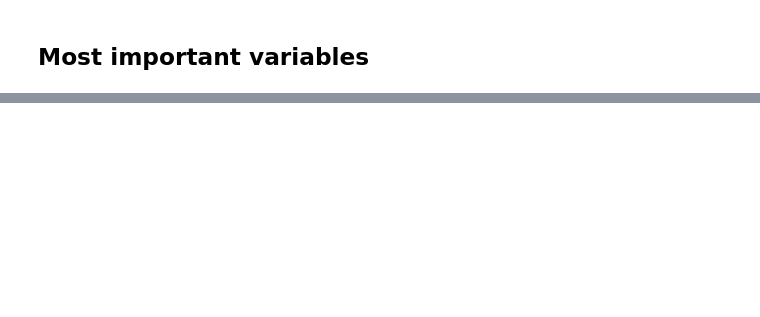
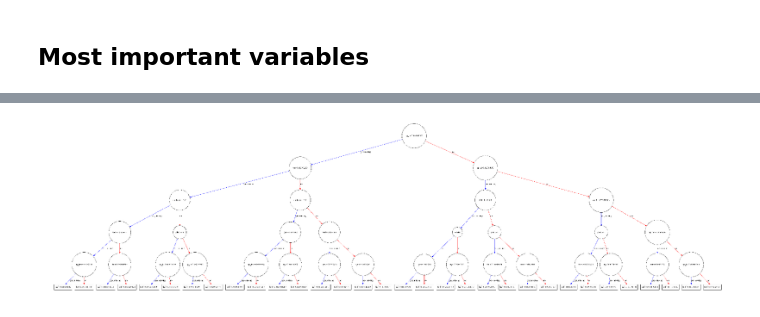
Before and after one commit to LJ171/CardioDiseaseClassification, a Jupyter notebook: 02_data_mining/xgboost.ipynb, the cells around one changed output, grey strips where cells are left out. Drawn from its saved outputs; the diff is of its cells as text; code cells hidden in the pictures; blank space fills up the shorter version.

```diff
--- a/02_data_mining/xgboost.ipynb
+++ b/02_data_mining/xgboost.ipynb
@@ -107,0 +114,11 @@ xgb.plot_importance(model)
+# %%
+#Imports
+from sklearn import cross_validation, metrics   #Additional scklearn functions
+from sklearn.grid_search import GridSearchCV   #Perforing grid search
+%matplotlib inline
+from matplotlib.pylab import rcParams
+rcParams['figure.figsize'] = 12, 4
+
+#train = pd.read_csv('train_modified.csv')
+#target = 'Disbursed'
+#IDcol = 'ID'
@@ -107,0 +141,15 @@ xgb.plot_importance(model)
+# %%
+model1 = XGBClassifier(learning_rate =0.05,
+ n_estimators=100,
+ max_depth=5,
+ min_child_weight=1,
+ gamma=0,
+ subsample=0.8,
+ colsample_bytree=0.8,
+ objective= 'binary:logistic',
+ nthread=4,
+ scale_pos_weight=1,
+ seed=27)
+model1.fit(x_train, y_train)
+
+print(model1)
@@ -107,0 +190,7 @@ xgb.plot_importance(model)
+# %%
+from graphviz import Digraph
+fig, ax = plt.subplots(figsize=(30, 30))
+xgb.plot_tree(model1, num_trees=4, ax=ax)
+plt.show()
+# %% [output]
+[figure, added]
```
Also changed, not shown: parts of 13 cells of this notebook, 2 other files.
